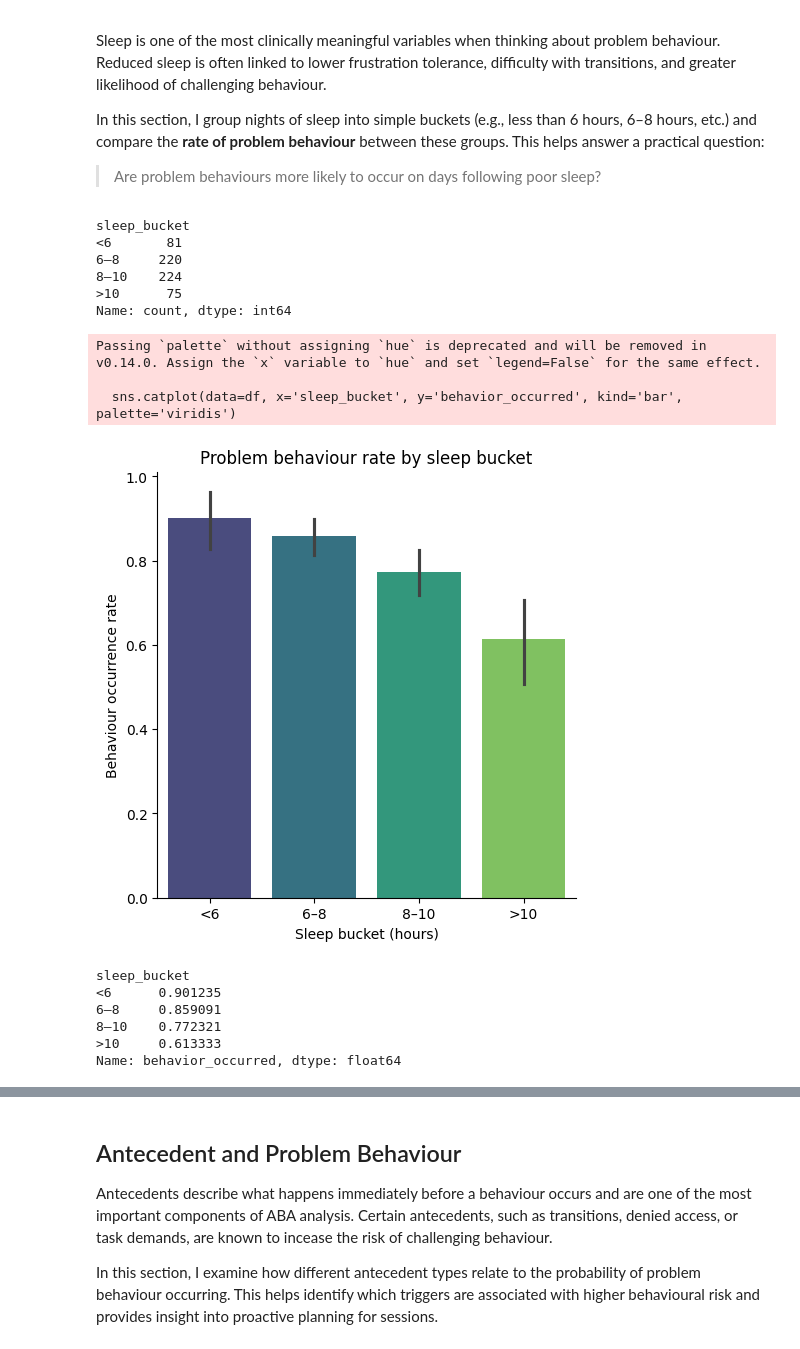
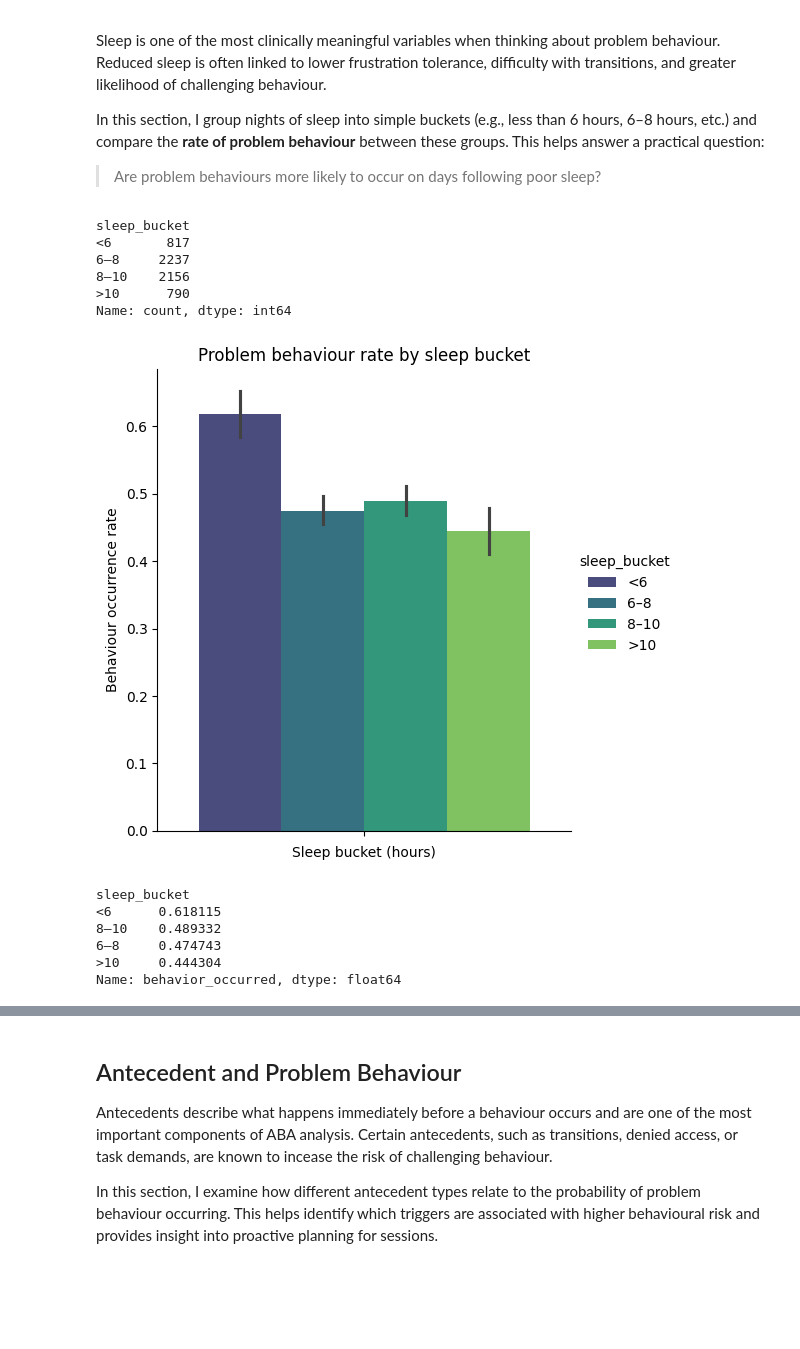
Before and after one commit to wasehhh/aba_behaviour_analysis, a Jupyter notebook: notebooks/01_eda_behaviour.ipynb, the cells around one changed output, grey strips where cells are left out. Drawn from its saved outputs; the diff is of its cells as text; code cells hidden in the pictures; blank space fills up the shorter version.

```diff
--- a/notebooks/01_eda_behaviour.ipynb
+++ b/notebooks/01_eda_behaviour.ipynb
@@ -7,7 +7,7 @@ import pandas as pd
 import matplotlib.pyplot as plt
 import seaborn as sns
 # %%
-df = pd.read_csv('../data/aba_behavior_synthetic_v1.csv')
+df = pd.read_csv('../data/aba_behavior_synthetic_v2.csv')
 # %% [markdown]
 ## Data Overview
 
@@ -140,30 +144,27 @@ df['sleep_bucket'] = pd.cut(
 df['sleep_bucket'].value_counts().sort_index()
 # %% [output]
 sleep_bucket
-<6       81
-6–8     220
-8–10    224
->10      75
+<6       817
+6–8     2237
+8–10    2156
+>10      790
 Name: count, dtype: int64
 # %%
-sns.catplot(data=df, x='sleep_bucket', y='behavior_occurred', kind='bar', palette='viridis')
+sns.catplot(data=df, hue='sleep_bucket', y='behavior_occurred', kind='bar', palette='viridis')
 plt.xlabel('Sleep bucket (hours)')
 plt.ylabel('Behaviour occurrence rate')
 plt.title('Problem behaviour rate by sleep bucket')
 plt.show()
 # %% [output]
-Passing `palette` without assigning `hue` is deprecated and will be removed in v0.14.0. Assign the `x` variable to `hue` and set `legend=False` for the same effect.
-
-  sns.catplot(data=df, x='sleep_bucket', y='behavior_occurred', kind='bar', palette='viridis')
-[figure, old version]
+[figure, new version]
 # %%
 df.groupby('sleep_bucket')['behavior_occurred'].mean().sort_values(ascending=False)
 # %% [output]
 sleep_bucket
-<6      0.901235
-6–8     0.859091
-8–10    0.772321
->10     0.613333
+<6      0.618115
+8–10    0.489332
+6–8     0.474743
+>10     0.444304
 Name: behavior_occurred, dtype: float64
 # %% [markdown]
 ### Interpretation: Sleep and Problem Behaviour
```
Also changed, not shown: parts of 24 cells of this notebook, 3 other files.
